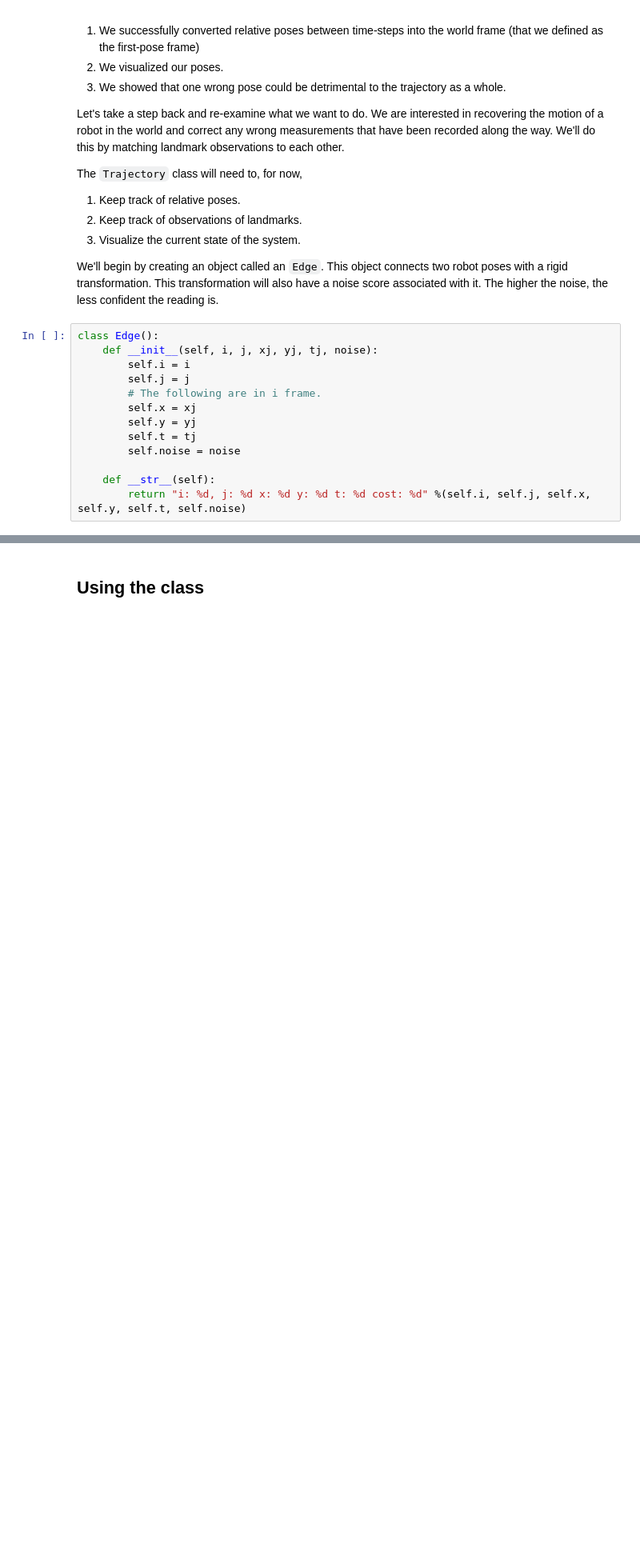
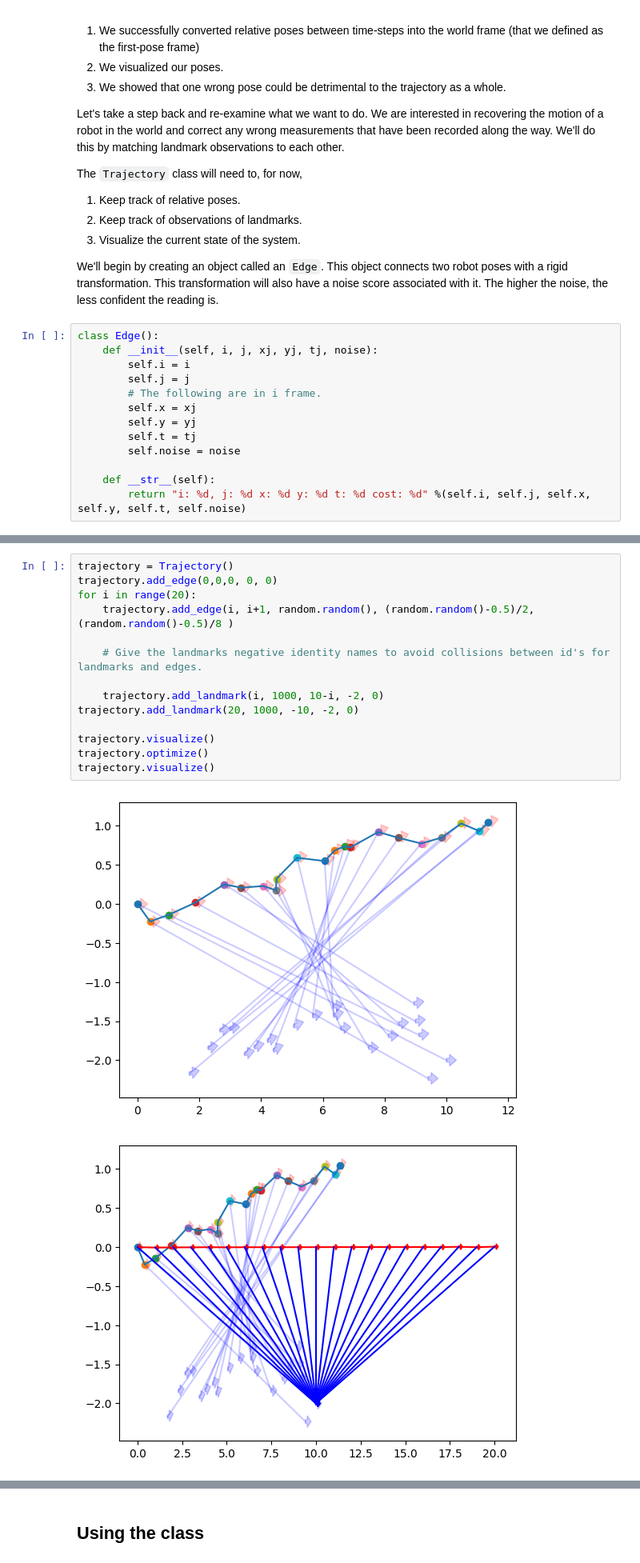
Before and after one commit to yoraish/brief_robotics, a Jupyter notebook: src/trajectory_optimization/trajectory_optimization.ipynb, the cells around one changed output, grey strips where cells are left out. Shown at 80% size. Saved outputs shown, nothing was run; the diff lists cells and outputs as text; blank space fills up the shorter version.

```diff
--- a/src/trajectory_optimization/trajectory_optimization.ipynb
+++ b/src/trajectory_optimization/trajectory_optimization.ipynb
@@ -783,0 +792,17 @@ Factor 2: BetweenFactor(x1,x2)
+# %%
+trajectory = Trajectory()
+trajectory.add_edge(0,0,0, 0, 0)
+for i in range(20):
+    trajectory.add_edge(i, i+1, random.random(), (random.random()-0.5)/2, (random.random()-0.5)/8 )
+
+    # Give the landmarks negative identity names to avoid collisions between id's for landmarks and edges.
+
+    trajectory.add_landmark(i, 1000, 10-i, -2, 0)
+trajectory.add_landmark(20, 1000, -10, -2, 0)
+
+trajectory.visualize()
+trajectory.optimize()
+trajectory.visualize()
+# %% [output]
+[figure, added]
+[figure, added]
```
Also changed, not shown: parts of 6 cells of this notebook.
